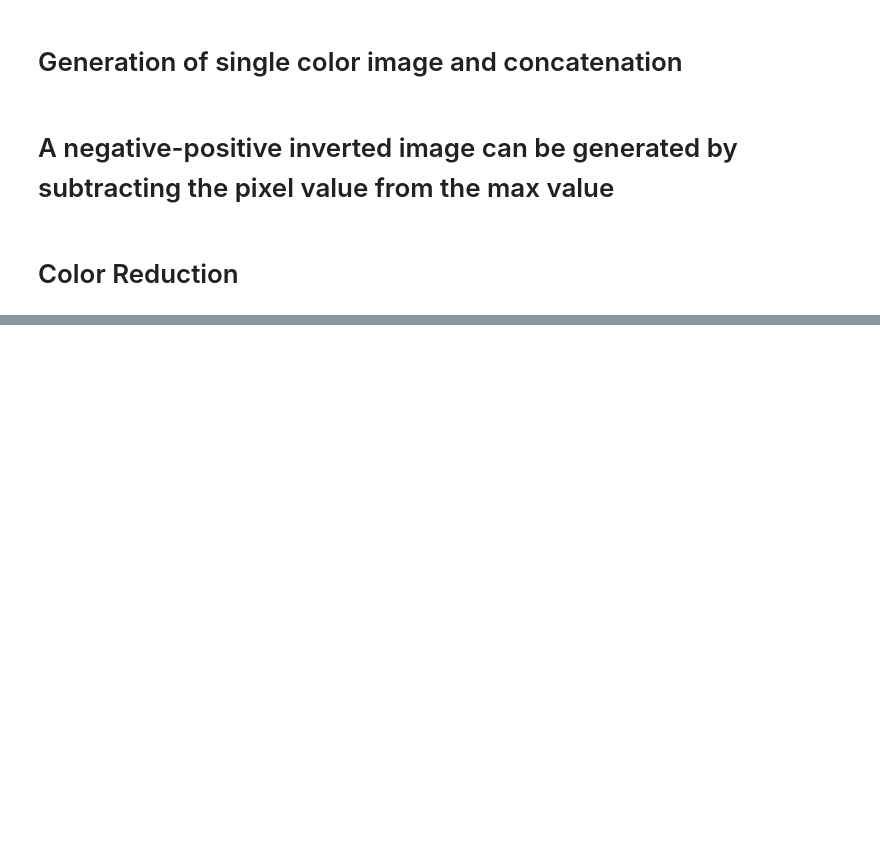
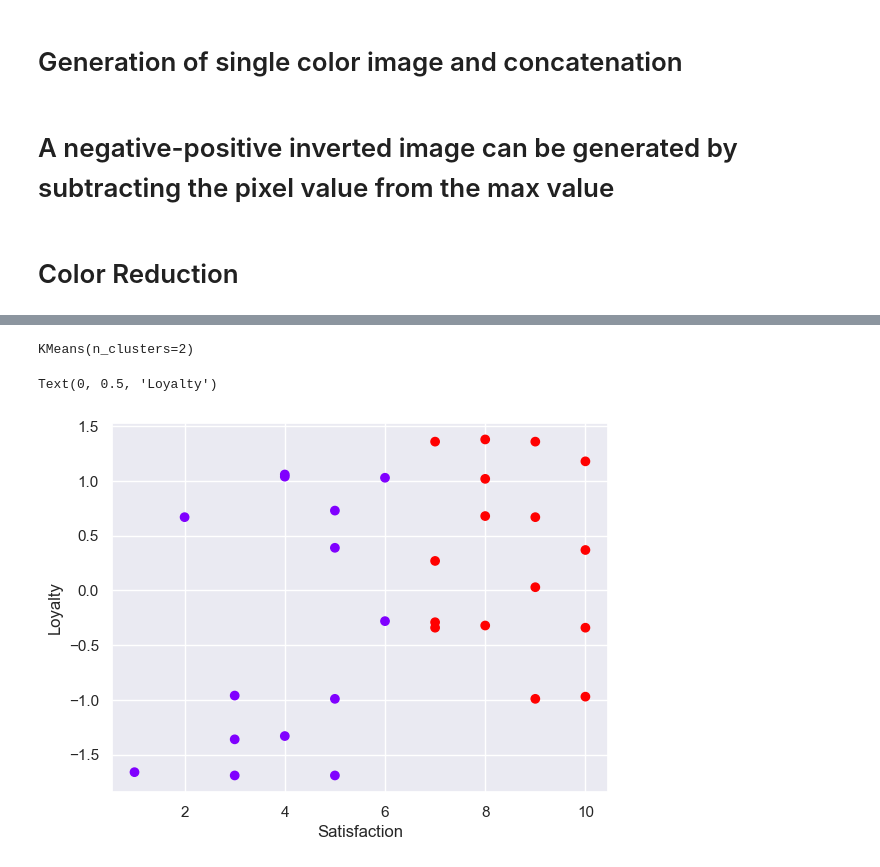
Before and after one commit to Eslamadelelkhouly/AI-projects, a Jupyter notebook: python for data analysis/s04.ipynb, the cells around one changed output, grey strips where cells are left out. Cells and saved outputs as stored; diff of their text form; code cells hidden in the pictures; blank space fills up the shorter version.

```diff
--- a/python for data analysis/s04.ipynb
+++ b/python for data analysis/s04.ipynb
@@ -274,0 +327,22 @@ Image.fromarray(im_color).save('data/color-ai.jpg')
+# %%
+import os
+os.environ["OMP_NUM_THREADS"] = "1"
+
+from sklearn.cluster import KMeans
+# Your code using KMeans here
+
+x = data.copy()
+kmeans = KMeans(2)
+kmeans.fit(x)
+# %% [output]
+KMeans(n_clusters=2)
+# %%
+clusters = x.copy()
+clusters['cluster_pred'] = kmeans.fit_predict(x)
+# %%
+plt.scatter(clusters['Satisfaction'],clusters['Loyalty'],c=clusters['cluster_pred'],cmap='rainbow')
+plt.xlabel('Satisfaction')
+plt.ylabel('Loyalty')
+# %% [output]
+Text(0, 0.5, 'Loyalty')
+[figure, added]
```
Also changed, not shown: parts of 12 cells of this notebook, 1 other file.
